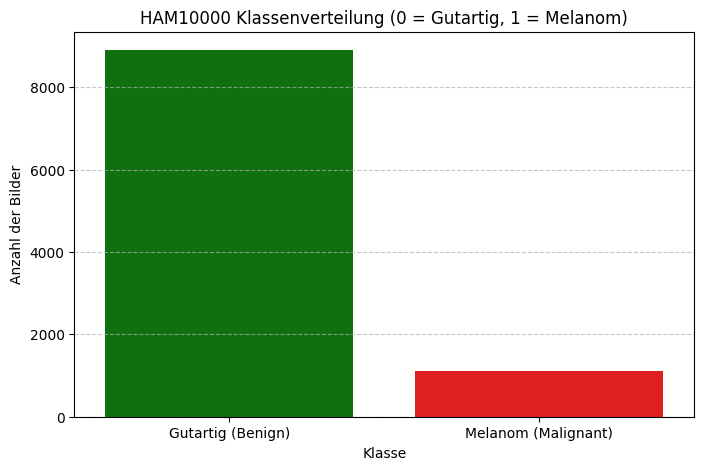
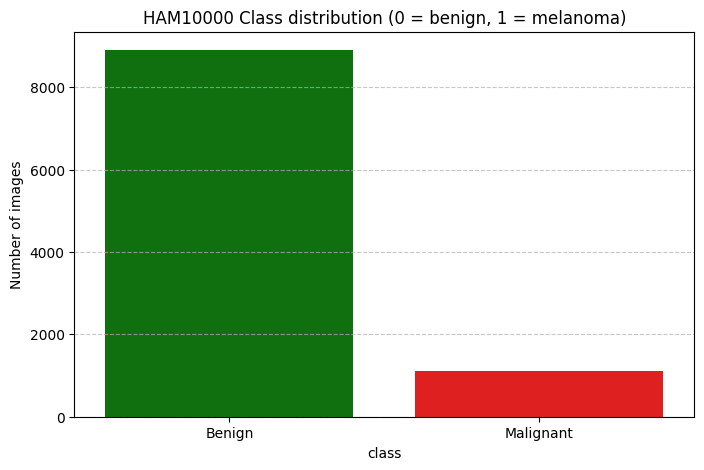
The change to this notebook cell's code, shown as a diff; its figure went from the first image to the second:
--- before
+++ after
@@ -4,5 +4,5 @@
   sns.countplot(x='label', data=dataset, hue='label', palette=['green', 'red'], legend=False)
   plt.title('HAM10000 Class distribution (0 = benign, 1 = melanoma)')
-  plt.xlabel('classs')
+  plt.xlabel('class')
   plt.ylabel('Number of images')
   plt.xticks([0, 1], ['Benign', 'Malignant'])
@@ -10,3 +10,3 @@
   plt.show()
 
-plotClassDistribution(df)
+plotClassDistribution(df_metadata)

Commit: reworked path structure